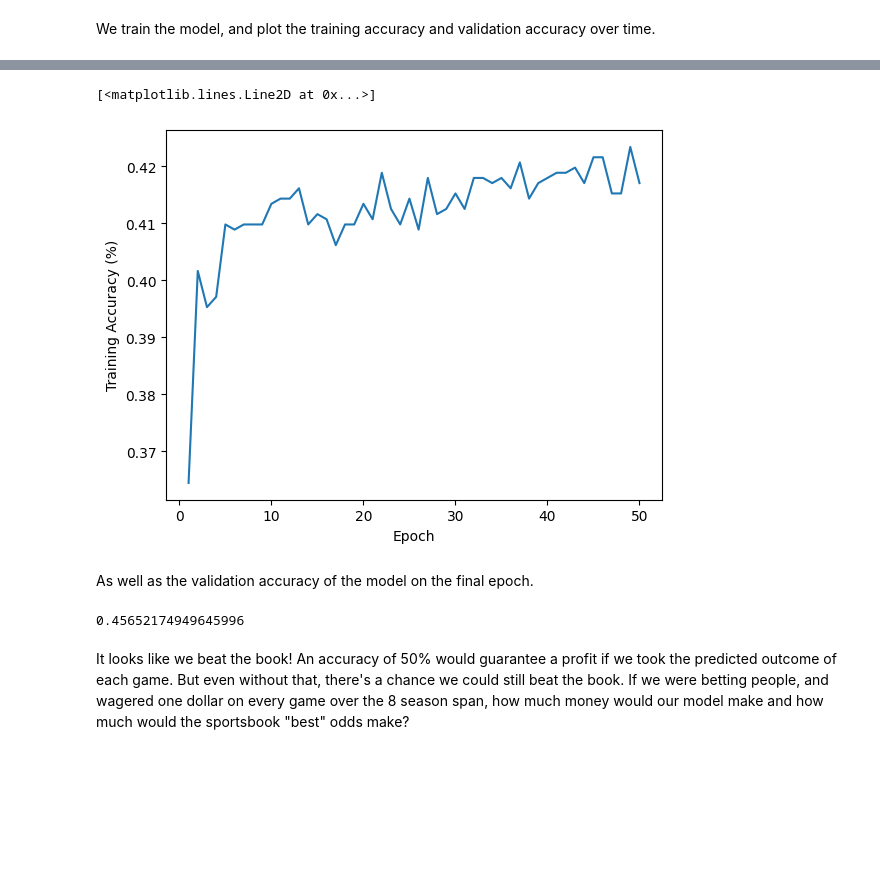
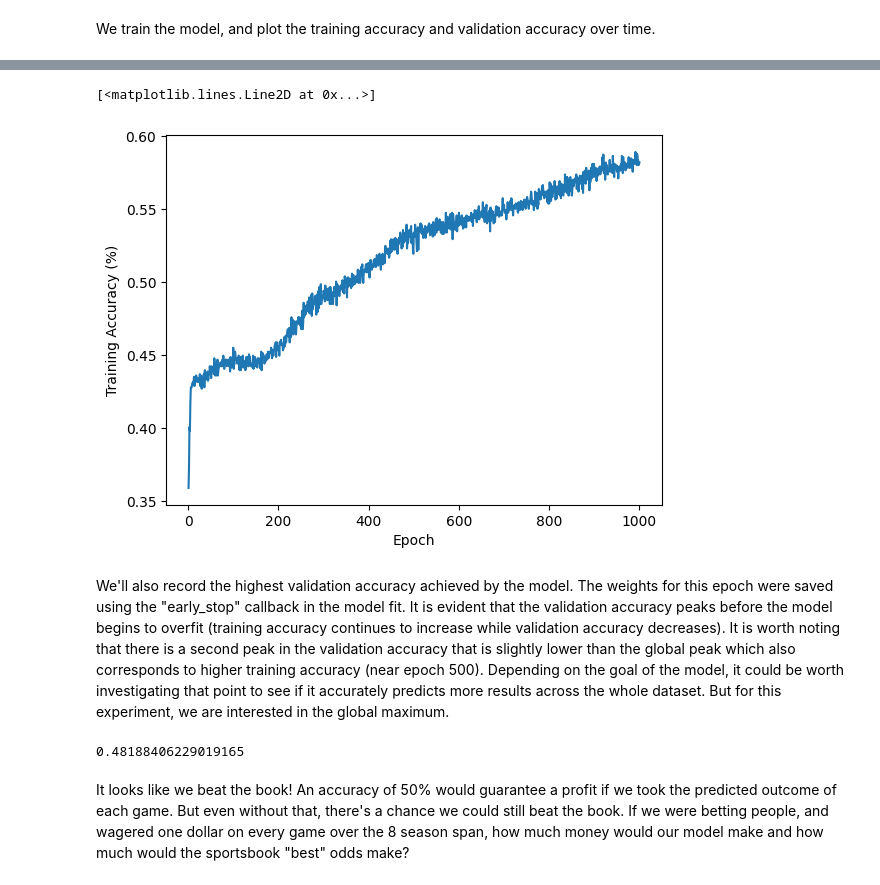
Before and after one commit to ZLarson212/SoccerPredictor, a Jupyter notebook: SoccerGitHub.ipynb, the cells around one changed output, grey strips where cells are left out. Drawn from its saved outputs; the diff is of its cells as text; code cells hidden in the pictures; blank space fills up the shorter version.

Commit message:
Updated notebook
Fixed bug in cell 40 which was resulting in incorrect usage of that feature; added early stop callback to model and changed runtime to 1000 epochs; corrected typos

```diff
--- a/SoccerGitHub.ipynb
+++ b/SoccerGitHub.ipynb
@@ -515,3 +488,4 @@ data['height_diff_home_minus_away'] = diffHeightHA
 data['height_diff_away_minus_home'] = diffHeightAH
 data['speed_diff_home_minus_away'] = diffSpeedHA
 data['speed_diff_away_minus_home'] = diffSpeedAH
+data['rating_diff_midfield'] = diffRatingMid
@@ -600,7 +550,7 @@ formationWinRates = []
 for i in range(len(results)):
   wr = []
   for j in range(len(winRatesApp)):
-    wr.append(winRatesApp[results[j]][int(dictionary[homeForm[i]])][int(dictionary[awayForm[i]])])
+    wr.append(winRatesApp[j][int(dictionary[homeForm[i]])][int(dictionary[awayForm[i]])])
   formationWinRates.append(wr)
 
 np.asarray(formationWinRates).T.shape
@@ -665,14 +597,14 @@ We will be using a deep neural network with a few dense hidden layers. What the
 # %%
 model = keras.Sequential()
 
-model.add(keras.Input(shape=(12,)))
+model.add(keras.Input(shape=(13,)))
 
 model.add(layers.Dense(20, activation="relu"))
 model.add(layers.Dense(60, activation="relu"))
 model.add(layers.Dense(120, activation="relu"))
 model.add(layers.Dense(3, activation="softmax"))
 
-# model.add(layers.Softmax())
+
 
 model.summary()
 
@@ -726,11 +658,10 @@ We train the model, and plot the training accuracy and validation accuracy over
 reduce_lr = tf.keras.callbacks.ReduceLROnPlateau(monitor='val_loss', factor=0.2,
                               patience=2, min_lr=0.0001)
 
+early_stop = tf.keras.callbacks.EarlyStopping(monitor='val_accuracy', patience=950,
+                                              restore_best_weights=True, start_from_epoch=50)
+
 
 x_train, x_test, y_train, y_test = train_test_split(xNorm, y, test_size=0.2, random_state=42)
 
-history = model.fit(x_train, y_train, batch_size = 32, epochs=50, validation_data=(x_test, y_test), verbose=0, callbacks=[reduce_lr])
-
-plt.xlabel("Epoch")
-plt.ylabel("Validation Accuracy (%)")
-plt.plot(np.linspace(1,50,50), history.history['val_accuracy'])
+history = model.fit(x_train, y_train, batch_size = 32, epochs=1000, validation_data=(x_test, y_test), verbose=0, callbacks=[reduce_lr,early_stop])
@@ -740,16 +675,16 @@ plt.plot(np.linspace(1,50,50), history.history['val_accuracy'])
 # %%
 plt.xlabel("Epoch")
 plt.ylabel("Training Accuracy (%)")
-plt.plot(np.linspace(1,50,50), history.history['accuracy'])
+plt.plot(np.linspace(1,1000,1000), history.history['accuracy'])
 # %% [output]
 [<matplotlib.lines.Line2D at 0x...>]
-[figure, old version]
+[figure, new version]
-# %% [markdown]
-As well as the validation accuracy of the model on the final epoch.
+# %% [markdown]
+We'll also record the highest validation accuracy achieved by the model. The weights for this epoch were saved using the "early_stop" callback in the model fit. It is evident that the validation accuracy peaks before the model begins to overfit (training accuracy continues to increase while validation accuracy decreases). It is worth noting that there is a second peak in the validation accuracy that is slightly lower than the global peak which also corresponds to higher training accuracy (near epoch 500). Depending on the goal of the model, it could be worth investigating that point to see if it accurately predicts more results across the whole dataset. But for this experiment, we are interested in the global maximum.
 # %%
-print(history.history['val_accuracy'][-1])
+print(max(history.history['val_accuracy']))
 # %% [output]
-0.45652174949645996
+0.48188406229019165
 # %% [markdown]
 It looks like we beat the book! An accuracy of 50% would guarantee a profit if we took the predicted outcome of each game. But even without that, there's a chance we could still beat the book. If we were betting people, and wagered one dollar on every game over the 8 season span, how much money would our model make and how much would the sportsbook "best" odds make?
 # %%
```
Also changed, not shown: parts of 19 cells of this notebook.
